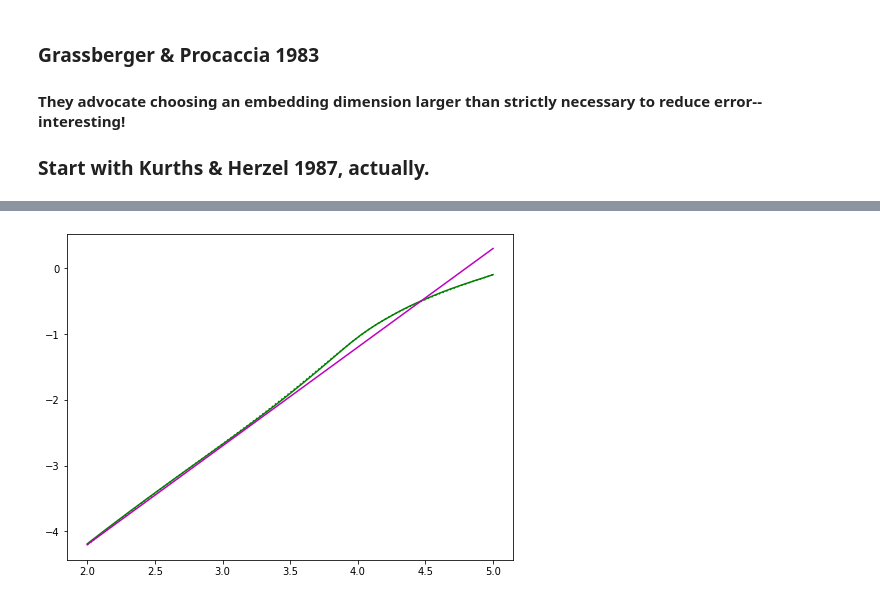
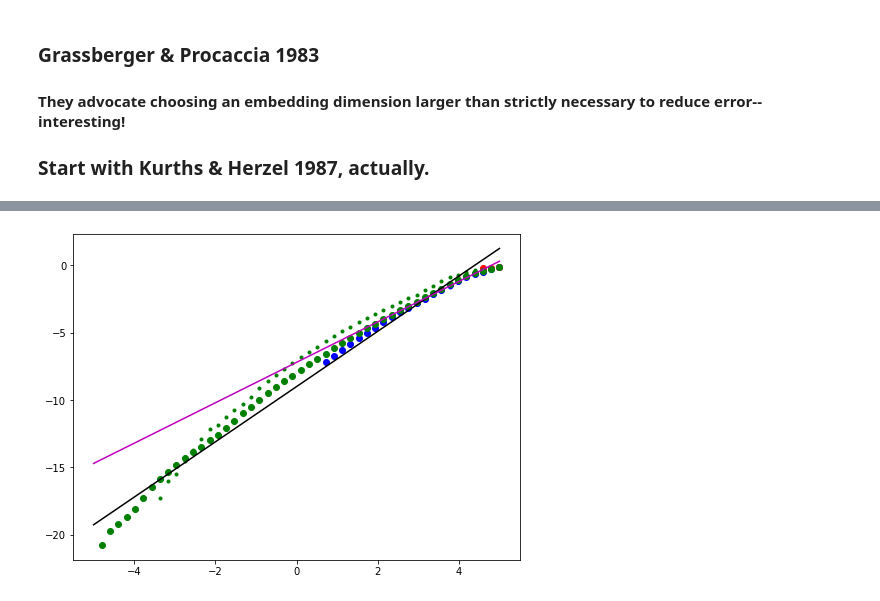
Before and after one commit to esandford/starspot_chaos, a Jupyter notebook: syntheticSignals.ipynb, the cells around one changed output, grey strips where cells are left out. Saved outputs shown, nothing was run; the diff lists cells and outputs as text; code cells hidden in the pictures.

```diff
--- a/syntheticSignals.ipynb
+++ b/syntheticSignals.ipynb
@@ -658,12 +658,11 @@ def optimal_Nbins(X):
     n_bins = int(np.ptp(X)/bin_width)
     return n_bins
 # %%
-MI = np.zeros((1000))
+MI = np.zeros((500))
 
 start = time.time()
-for i in range(1000):
-    #print(i)
+for i in range(500):
     MI[i] = calc_MI(rossler_r[:-(i+1),0], rossler_r[(i+1):,0],Xbins=optimal_Nbins(rossler_r[:-(i+1),0]), Ybins = optimal_Nbins(rossler_r[(i+1):,0]))
 end = time.time()
-print((end - start)/1000.)
+print((end - start)/500.)
 # %% [output]
@@ -789,7 +788,7 @@ def delayMatrix(timeSeries, tau, m):
     else:
         N = len(timeSeries)
         firstDim = N - (m-1)*tau
-        delayMat = np.zeros((firstDim, m))
+        delayMat = np.zeros((firstDim, m),dtype=float)
         for i in range(m):
             delayMat[:,i] = timeSeries[(i*tau): (N - (m - 1 - i)*tau)]
         return delayMat
@@ -1279,9 +1274,10 @@ def Cq(rArr, timeSeries, tau, m):
 
     return C0, C1, C2
 # %%
-logrArr = np.linspace(2.,5.,50)
+logrArr = np.linspace(-5.,5.,50)
 rArr = 2.**logrArr
 
-testC0_25000, testC1_25000, testC2_25000 = Cq(rArr=rArr, timeSeries=lorenz_r[:25000,0], tau = 15, m = 3)
+testC0_1000, testC1_1000, testC2_1000 = Cq(rArr=rArr, timeSeries=lorenz_r[:1000,0], tau = 15, m = 3)
+testC0_5000, testC1_5000, testC2_5000 = Cq(rArr=rArr, timeSeries=lorenz_r[:5000,0], tau = 15, m = 3)
 # %% [output]
 Local density estimation
@@ -1304,29 +1333,17 @@ C array calculation
 # %%
 fig, ax = plt.subplots(1,1,figsize=(8,6))
-#ax.plot(np.log2(rArr),np.log2(testC0),'b.')
-#ax.plot(np.log2(rArr),np.log2(testC1),'r.')
-#ax.plot(np.log2(rArr),np.log2(testC2),'g.')
 
-#ax.plot(np.log2(rArr),np.log2(testC0_1000),'bo')
-#ax.plot(np.log2(rArr),np.log2(testC1_1000),'ro')
-#ax.plot(np.log2(rArr),np.log2(testC2_1000),'go')
+ax.plot(np.log2(rArr),np.log2(testC0_1000),'b.')
+ax.plot(np.log2(rArr),np.log2(testC1_1000),'r.')
+ax.plot(np.log2(rArr),np.log2(testC2_1000),'g.')
 
-#ax.plot(np.log2(rArr),np.log2(testC0_5000),'b*')
-#ax.plot(np.log2(rArr),np.log2(testC1_5000),'r*')
-#ax.plot(np.log2(rArr),np.log2(testC2_5000),'g*')
+ax.plot(np.log2(rArr),np.log2(testC0_5000),'bo')
+ax.plot(np.log2(rArr),np.log2(testC1_5000),'ro')
+ax.plot(np.log2(rArr),np.log2(testC2_5000),'go')
 
-#ax.plot(np.log2(rArr),np.log2(testC0_10000),'b-')
-#ax.plot(np.log2(rArr),np.log2(testC1_10000),'r-')
-ax.plot(np.log2(rArr),np.log2(testC2_10000),'g-')
-
-#ax.plot(np.log2(rArr),np.log2(testC0_25000),'b:')
-#ax.plot(np.log2(rArr),np.log2(testC1_25000),'r:')
-ax.plot(np.log2(rArr),np.log2(testC2_25000),'g:')
-#ax.plot(np.log2(rArr),np.log2(rArr**2.05)-9.,'k:')
+ax.plot(np.log2(rArr),np.log2(rArr**2.05)-9.,'k-')
 ax.plot(np.log2(rArr),np.log2(rArr**1.5)-7.2,'m-')
 
-#ax.set_xscale('log')
-#ax.set_yscale('log')
 plt.show()
 # %% [output]
-[figure, old version]
+[figure, new version]
```
Also changed, not shown: parts of 9 cells of this notebook, 6 other files.
